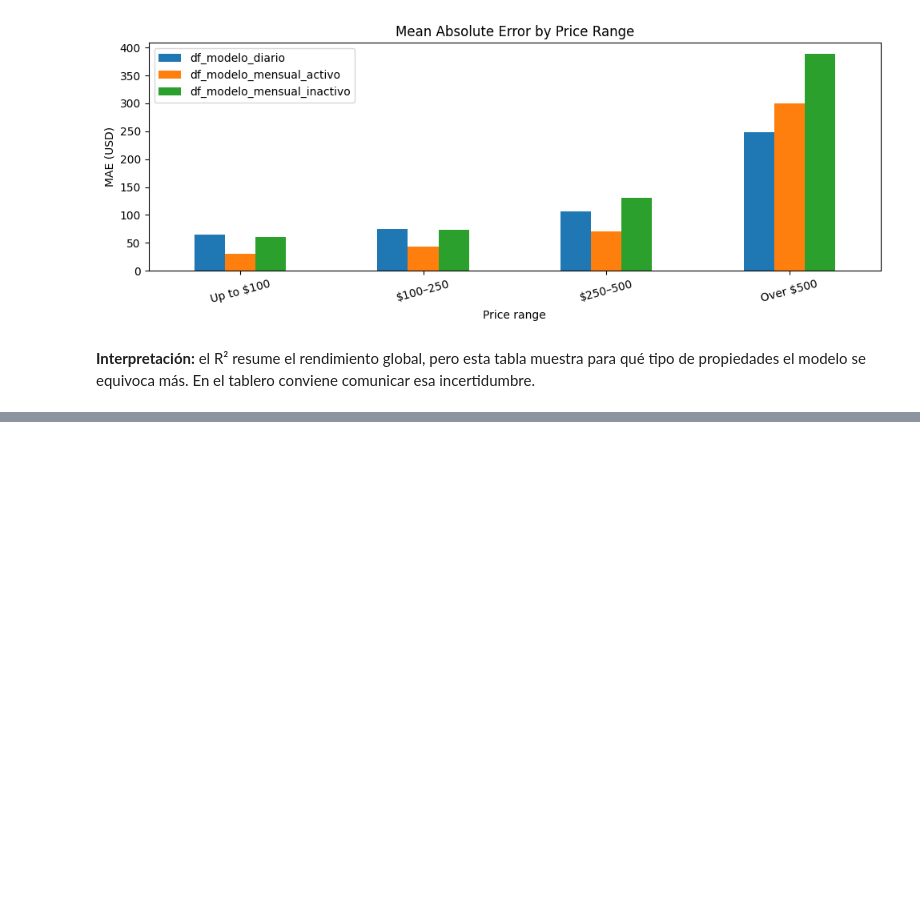
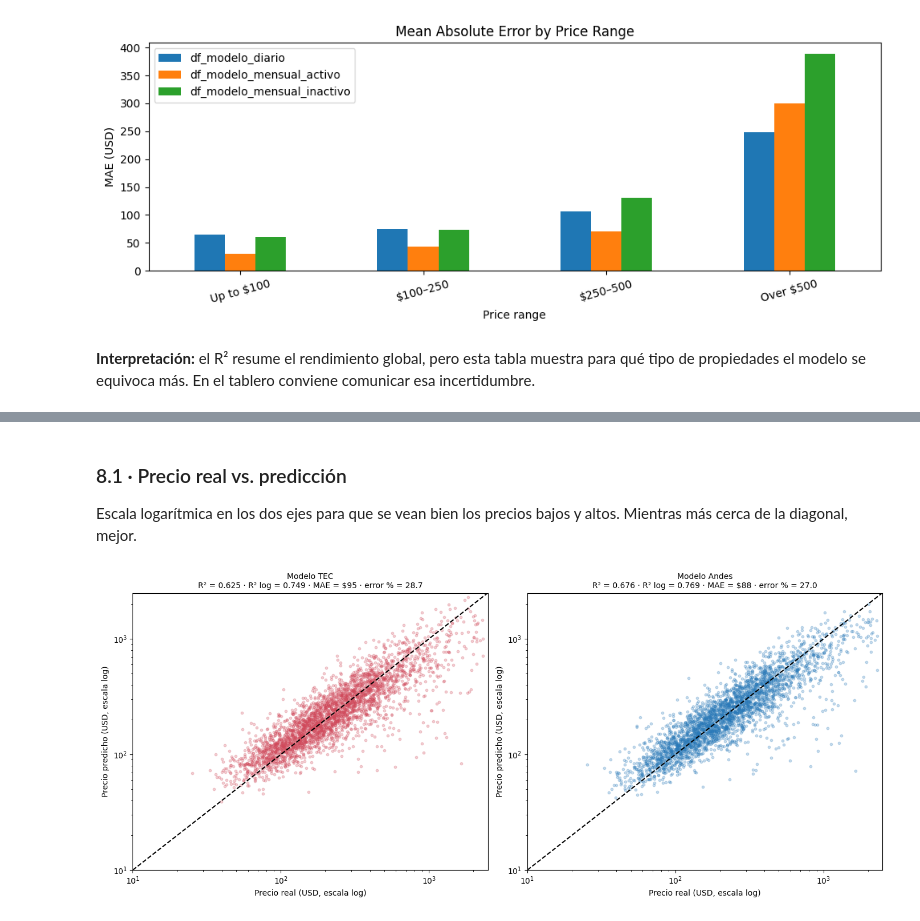
Before and after one commit to andrw4-4/airbnb-la-stay-actd, a Jupyter notebook: notebooks/LA_LA_Stay_.ipynb, the cells around one changed output, grey strips where cells are left out. Drawn from its saved outputs; the diff is of its cells as text; code cells hidden in the pictures; blank space fills up the shorter version.

```diff
--- a/notebooks/LA_LA_Stay_.ipynb
+++ b/notebooks/LA_LA_Stay_.ipynb
@@ -1456,0 +1972,15 @@ plt.show()
+# %%
+FINAL = {'Modelo TEC': ridge_candidates[BEST_RIDGE]['pred']}
+if HAS_XGB:
+    FINAL['Modelo Andes'] = xgb_pred
+FINAL_COLORS = {'Modelo TEC': '#d1495b', 'Modelo Andes': '#2a7ab9'}
+y_true = test_all['price_num']
+
+rows = []
+for model_name, pred in FINAL.items():
+    for scope in ['Todos'] + list(datasets):
+        mask = slice(None) if scope == 'Todos' else (test_all['dataset'] == scope)
+        rows.append({'evaluado en': scope, 'modelo': model_name, 'anuncios': int(np.size(y_true[mask])),
+                     **final_metrics(y_true[mask], pred[mask])})
+final_results = pd.DataFrame(rows).set_index(['evaluado en', 'modelo'])
+final_results.round(3)
@@ -1456,0 +1998,19 @@ plt.show()
+# %% [markdown]
+### 8.1 · Precio real vs. predicción
+Escala logarítmica en los dos ejes para que se vean bien los precios bajos y altos. Mientras más cerca de la diagonal, mejor.
+# %%
+fig, axes = plt.subplots(1, len(FINAL), figsize=(7 * len(FINAL), 6))
+axes = np.atleast_1d(axes)
+for ax, (model_name, pred) in zip(axes, FINAL.items()):
+    ax.scatter(y_true, np.clip(pred, 10, None), alpha=0.25, s=10, color=FINAL_COLORS[model_name])
+    ax.plot([10, 2500], [10, 2500], '--', color='black')
+    ax.set_xscale('log'); ax.set_yscale('log'); ax.set_xlim(10, 2500); ax.set_ylim(10, 2500)
+    m = final_metrics(y_true, pred)
+    ax.set_title(f"{model_name}\nR² = {m['R²']:.3f} · R² log = {m['R² log']:.3f} · MAE = ${m['MAE ($)']:.0f} · error % = {m['error % medio']:.1f}",
+                 fontsize=10)
+    ax.set_xlabel('Precio real (USD, escala log)')
+    ax.set_ylabel('Precio predicho (USD, escala log)')
+plt.tight_layout()
+plt.show()
+# %% [output]
+[figure, added]
```
Also changed, not shown: parts of 31 cells of this notebook.
